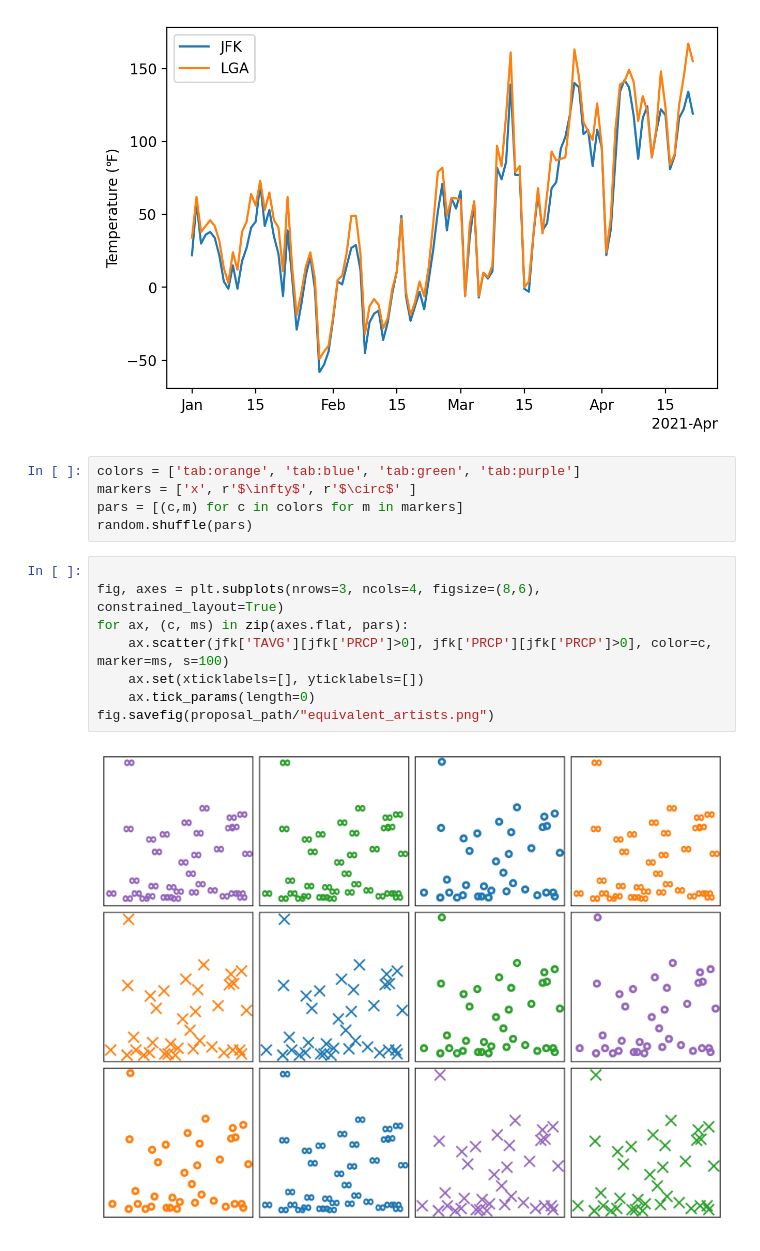
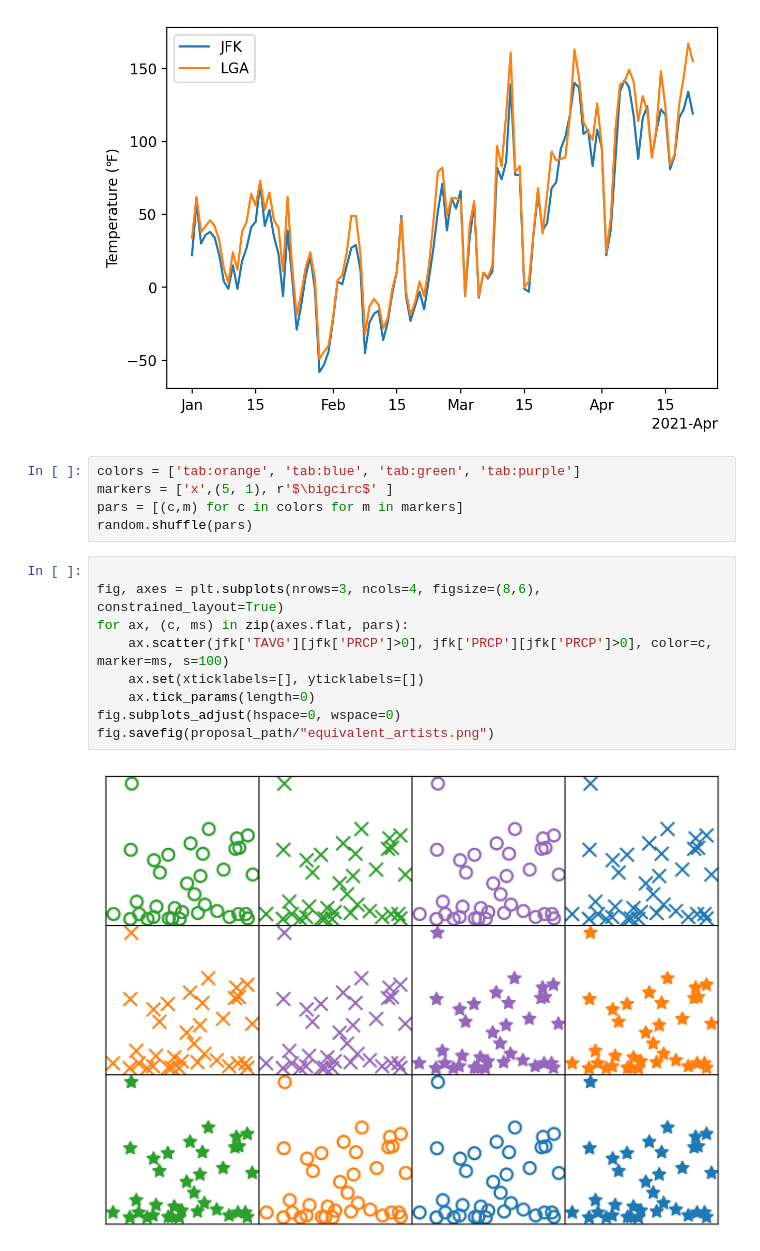
Before and after one commit to story645/proposal, a Jupyter notebook: figures/exploding.ipynb, the cells around one changed output. Drawn from its saved outputs; the diff is of its cells as text.

```diff
--- a/figures/exploding.ipynb
+++ b/figures/exploding.ipynb
@@ -118,16 +118,17 @@ fig.savefig(proposal_path/"combined_artist.png")
 [figure]
 # %%
 colors = ['tab:orange', 'tab:blue', 'tab:green', 'tab:purple']
-markers = ['x', r'$\infty$', r'$\circ$' ]
+markers = ['x',(5, 1), r'$\bigcirc$' ]
 pars = [(c,m) for c in colors for m in markers]
 random.shuffle(pars)
 # %%
 
 fig, axes = plt.subplots(nrows=3, ncols=4, figsize=(8,6), constrained_layout=True)
 for ax, (c, ms) in zip(axes.flat, pars):
     ax.scatter(jfk['TAVG'][jfk['PRCP']>0], jfk['PRCP'][jfk['PRCP']>0], color=c, marker=ms, s=100)
     ax.set(xticklabels=[], yticklabels=[])
     ax.tick_params(length=0)
+fig.subplots_adjust(hspace=0, wspace=0)
 fig.savefig(proposal_path/"equivalent_artists.png")
 # %% [output]
-[figure, old version]
+[figure, new version]
```
Also changed, not shown: 3 other files.
